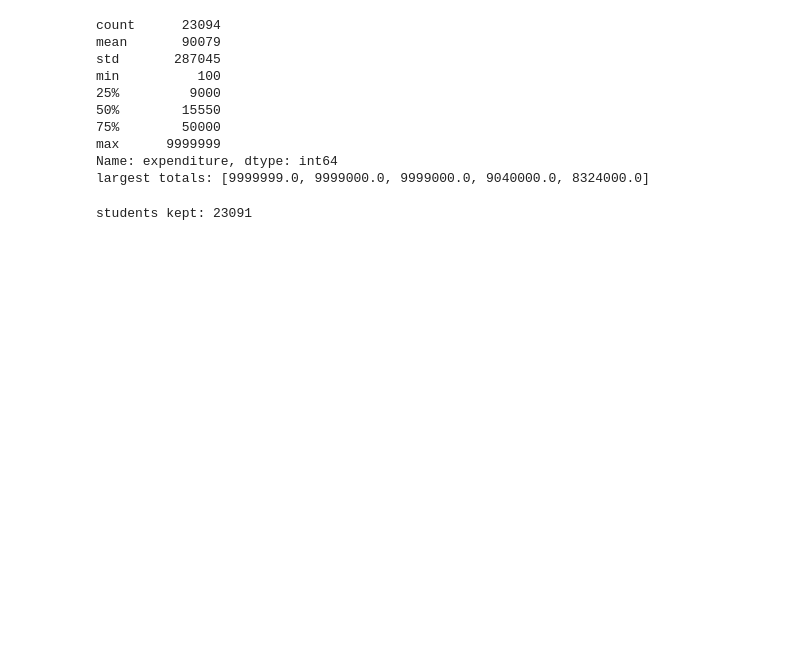
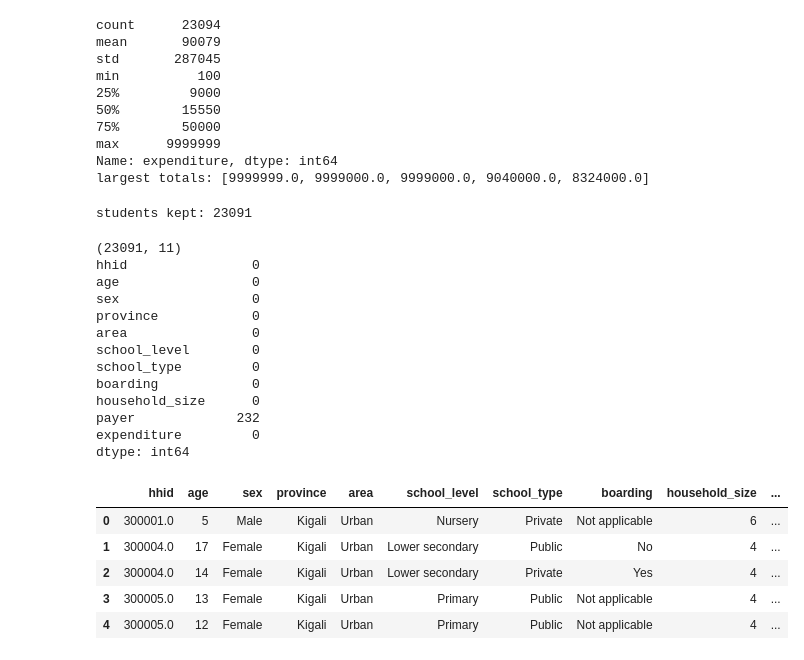
Before and after one commit to BonaneNIYIGENA/linear_regression_model, a Jupyter notebook: summative/linear_regression/multivariate.ipynb, the cells around one changed output. Cells and saved outputs as stored; diff of their text form; code cells hidden in the pictures; blank space fills up the shorter version.

```diff
--- a/summative/linear_regression/multivariate.ipynb
+++ b/summative/linear_regression/multivariate.ipynb
@@ -49,3 +49,55 @@ students = students[~students["expenditure"].isin([9_999_000, 9_999_999])]
 print("students kept:", len(students))
 # %% [output]
 students kept: 23091
+# %%
+SEX = {1: "Male", 2: "Female"}
+PROVINCE = {1: "Kigali", 2: "Southern", 3: "Western", 4: "Northern", 5: "Eastern"}
+AREA = {1: "Urban", 2: "Rural"}
+LEVEL = {1: "ECD", 2: "Nursery", 3: "Primary", 5: "Lower secondary", 6: "Upper secondary", 7: "Tertiary"}
+SCHOOL_TYPE = {1: "Public", 2: "Private", 3: "Government subsidized"}
+BOARDING = {1: "Yes", 2: "No"}
+# payers with very few students (state, organisation, employer, non-relatives, others) become "Other"
+PAYER = {1: "Father", 2: "Mother", 3: "Both parents", 4: "Other household member", 5: "Other relative",
+         7: "Self", 6: "Other", 8: "Other", 9: "Other", 10: "Other", 11: "Other"}
+
+LEVEL_ORDER = list(LEVEL.values())
+# %%
+household_size = raw.groupby("hhid").size()
+
+df = pd.DataFrame({
+    "hhid": students["hhid"],
+    "age": students["s1q3y"].astype(int),
+    "sex": students["s1q1"].map(SEX),
+    "province": students["province"].map(PROVINCE),
+    "area": students["ur"].map(AREA),
+    "school_level": students["s4aq8"].map(LEVEL),
+    "school_type": students["s4aq11"].map(SCHOOL_TYPE),
+    "boarding": students["s4aq8b"].map(BOARDING).fillna("Not applicable"),  # only asked in secondary
+    "household_size": students["hhid"].map(household_size),
+    "payer": students["s4aq15"].map(PAYER),
+    "expenditure": students["expenditure"],
+}).reset_index(drop=True)
+
+print(df.shape)
+print(df.isna().sum())
+df.head()
+# %% [output]
+(23091, 11)
+hhid                0
+age                 0
+sex                 0
+province            0
+area                0
+school_level        0
+school_type         0
+boarding            0
+household_size      0
+payer             232
+expenditure         0
+dtype: int64
+|  | hhid | age | sex | province | area | school_level | school_type | boarding | household_size | ... |
+| 0 | 300001.0 | 5 | Male | Kigali | Urban | Nursery | Private | Not applicable | 6 | ... |
+| 1 | 300004.0 | 17 | Female | Kigali | Urban | Lower secondary | Public | No | 4 | ... |
+| 2 | 300004.0 | 14 | Female | Kigali | Urban | Lower secondary | Private | Yes | 4 | ... |
+| 3 | 300005.0 | 13 | Female | Kigali | Urban | Primary | Public | Not applicable | 4 | ... |
+| 4 | 300005.0 | 12 | Female | Kigali | Urban | Primary | Public | Not applicable | 4 | ... |
```
Also changed, not shown: parts of 2 cells of this notebook.
